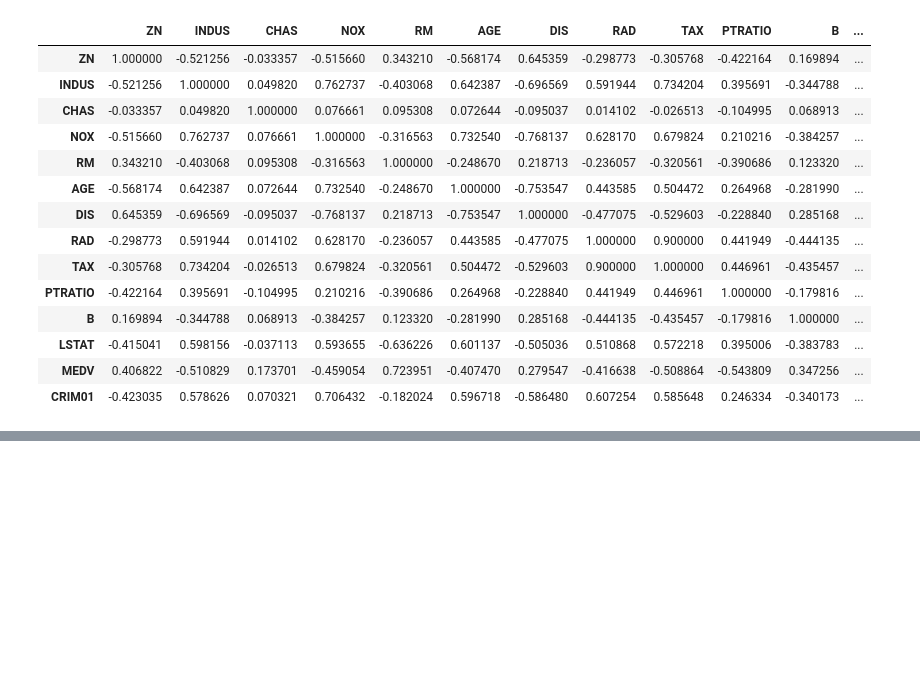
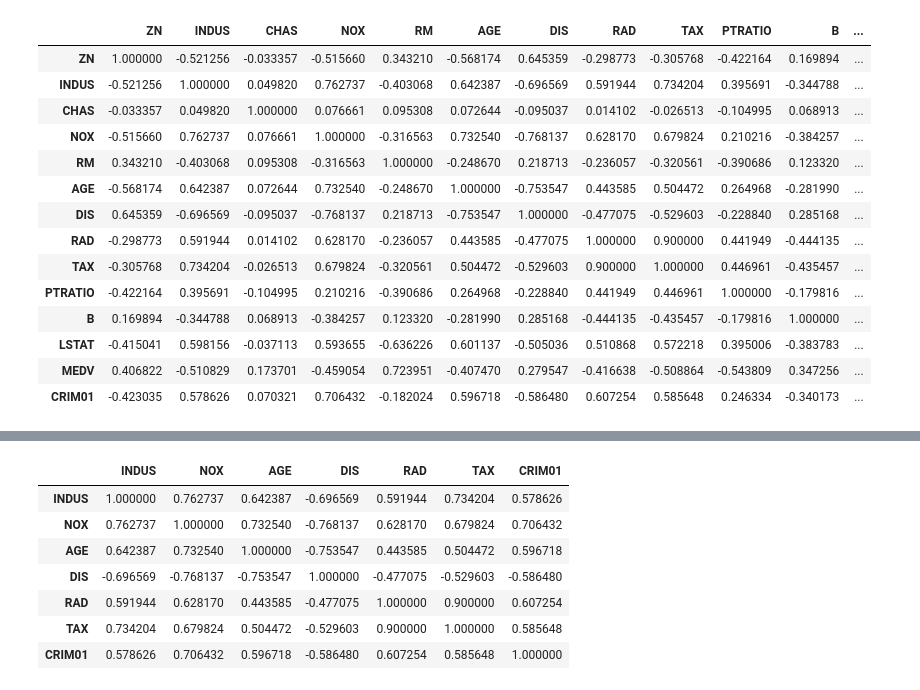
Before and after one commit to cainemerrick98/statistical_learning_problems, a Jupyter notebook: 3 classification/applied.ipynb, the cells around one changed output, grey strips where cells are left out. Drawn from its saved outputs; the diff is of its cells as text; code cells hidden in the pictures; blank space fills up the shorter version.

```diff
--- a/3 classification/applied.ipynb
+++ b/3 classification/applied.ipynb
@@ -521,0 +536,11 @@ boston
+# %%
+boston[highly_correlated_predictors + ['CRIM01']].corr()
+# %% [output]
+|  | INDUS | NOX | AGE | DIS | RAD | TAX | CRIM01 |
+| INDUS | 1.000000 | 0.762737 | 0.642387 | -0.696569 | 0.591944 | 0.734204 | 0.578626 |
+| NOX | 0.762737 | 1.000000 | 0.732540 | -0.768137 | 0.628170 | 0.679824 | 0.706432 |
+| AGE | 0.642387 | 0.732540 | 1.000000 | -0.753547 | 0.443585 | 0.504472 | 0.596718 |
+| DIS | -0.696569 | -0.768137 | -0.753547 | 1.000000 | -0.477075 | -0.529603 | -0.586480 |
+| RAD | 0.591944 | 0.628170 | 0.443585 | -0.477075 | 1.000000 | 0.900000 | 0.607254 |
+| TAX | 0.734204 | 0.679824 | 0.504472 | -0.529603 | 0.900000 | 1.000000 | 0.585648 |
+| CRIM01 | 0.578626 | 0.706432 | 0.596718 | -0.586480 | 0.607254 | 0.585648 | 1.000000 |
```
Also changed, not shown: parts of 20 cells of this notebook.
